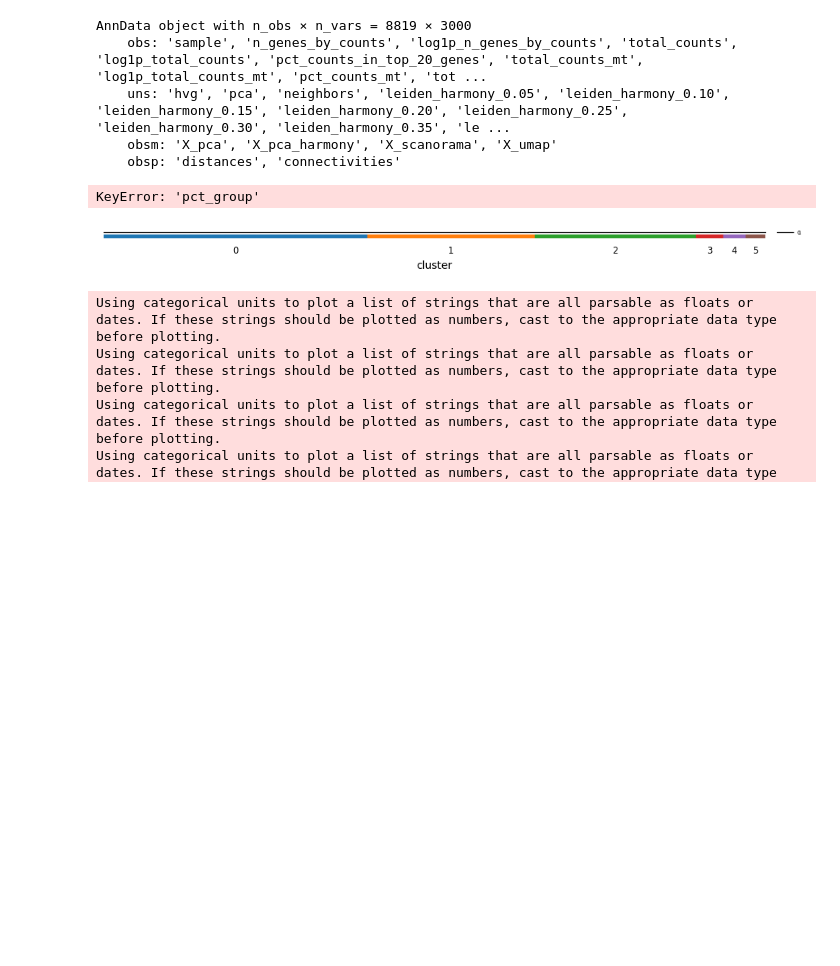
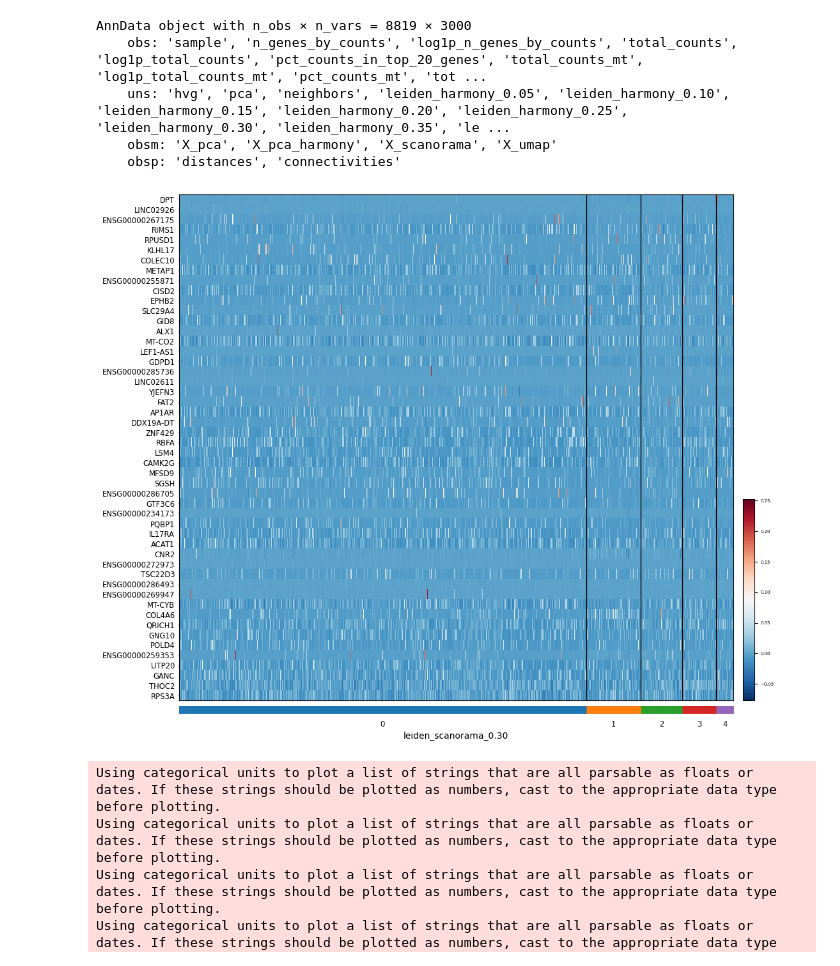
Before and after one commit to jungwirt/Microtissue_analysis, a Jupyter notebook: microtissue_samples_analysis.ipynb, the cells around one changed output. Drawn from its saved outputs; the diff is of its cells as text; code cells hidden in the pictures; blank space fills up the shorter version.

```diff
--- a/microtissue_samples_analysis.ipynb
+++ b/microtissue_samples_analysis.ipynb
@@ -530,7 +530,7 @@ groups = adata_scanorama.obs['leiden_scanorama_0.30'].unique()
 for g in groups:
     df = sc.get.rank_genes_groups_df(adata_scanorama, group=g)
     # tylko pozytywne, min.pct >0.5 i logfc>1
-    df = df[(df['logfoldchanges'] > 1) & (df['pct_group'] > 0.5)]
+    df = df[(df['logfoldchanges'] > 1) & (df['pvals_adj'] > 0.5)]
     df['cluster'] = g
     markers.append(df)
 
@@ -552,8 +552,6 @@ markers_top10_unique.to_csv('microtissue_Markers_top10_unique.csv', index=False)
 
 markers_top3_unique = markers_unique.groupby('cluster').apply(lambda x: x.nlargest(3, 'logfoldchanges')).reset_index(drop=True)
 markers_top3_unique.to_csv('microtissue_Markers_top3_unique.csv', index=False)
-# %% [output]
-KeyError: 'pct_group'
 # %%
 # ---------------------------
 # 6️⃣ Heatmap top 10 genów (losowe 20k komórek, jeśli masz więcej)
@@ -583,36 +581,36 @@ from matplotlib import cm
 cmap = cm.get_cmap('RdBu_r', 256)  # 'RdBu_r' = reversed RdBu
 # można też ręcznie odwrócić, ale RdBu_r jest już od czerwonego do niebieskiego
 
 # -------------------------------
 # 2️⃣ Losowe 20000 komórek (jeśli tyle masz)
 # -------------------------------
 if adata_scanorama.n_obs > 20000:
     sampled_cells = np.random.choice(adata_scanorama.obs_names, size=20000, replace=False)
 else:
     sampled_cells = adata_scanorama.obs_names
 
 adata_sampled = adata_scanorama[sampled_cells, :].copy()
 # -------------------------------
 # 3️⃣ Lista genów do heatmapy (top 10 markerów)
 # -------------------------------
 top_genes = markers_top10_unique['names'].unique().tolist()
 
 sc.pl.heatmap(
     adata_sampled,
     var_names=top_genes,
-    groupby='cluster',            # lub inny klucz klastrów
-    use_raw=True,                 # analog SCT assay
+    groupby='leiden_scanorama_0.30',            # lub inny klucz klastrów
+    use_raw=False,                 # analog SCT assay
     swap_axes=True,               # żeby geny w osi y jak w Seurat
     cmap=cmap,
     show=False
 )
 
 # Dodatkowa stylizacja jak w R
 plt.gca().tick_params(axis='y', labelsize=5)  # wielkość tekstu
 plt.subplots_adjust(top=0.95, bottom=0.05, left=0.05, right=0.95)  # marginesy
 plt.show()
 # %% [output]
-[figure, old version]
+[figure, new version]
 # %%
 features = ['total_counts', 'n_genes_by_counts', 'pct_counts_mt', 'pct_counts_ribo', 'scDblFinder_score']
 
```
